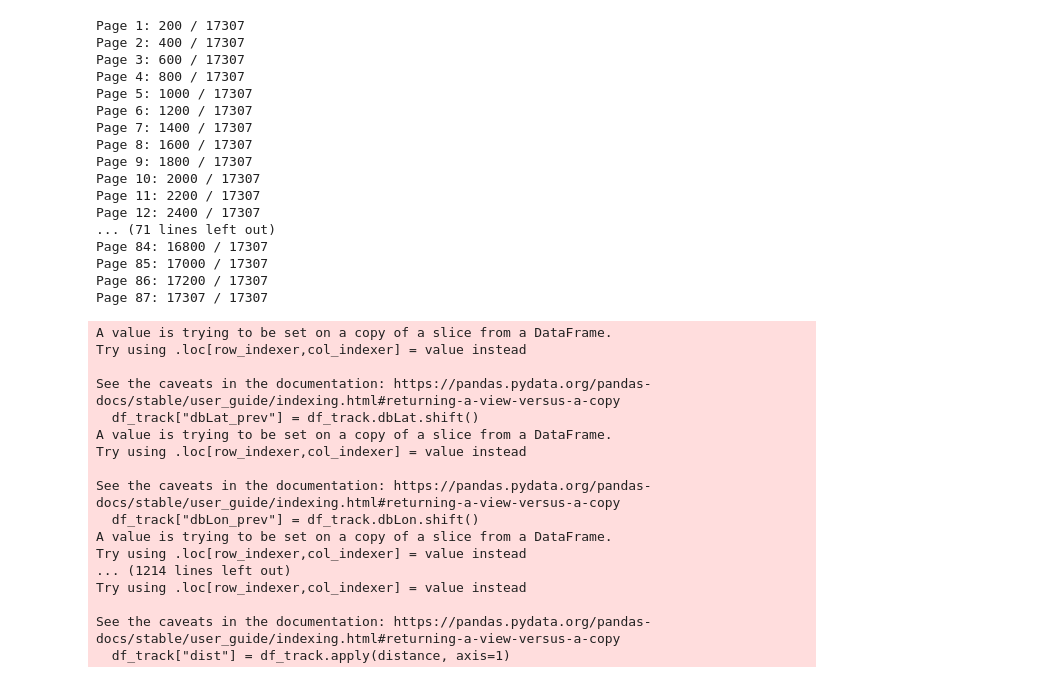
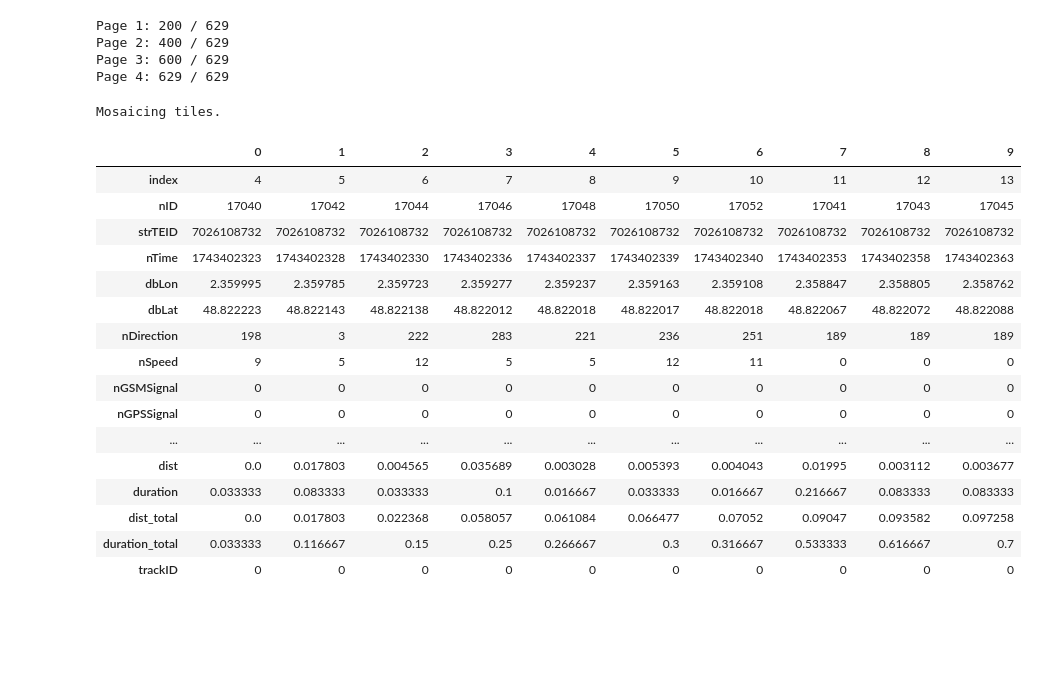
Before and after one commit to Thomzoy/bicycle, a Jupyter notebook: dev.ipynb, the cells around one changed output. Cells and saved outputs as stored; diff of their text form; code cells hidden in the pictures; blank space fills up the shorter version.

```diff
--- a/dev.ipynb
+++ b/dev.ipynb
@@ -5,42 +13,33 @@
 from sino.scraper import get_points
 from sino.tracks import clean
 # %%
-points = get_points()
+points = get_points(start_date="30032025")
 # %% [output]
-Page 1: 200 / 17307
-Page 2: 400 / 17307
-Page 3: 600 / 17307
-Page 4: 800 / 17307
-Page 5: 1000 / 17307
-Page 6: 1200 / 17307
-Page 7: 1400 / 17307
-Page 8: 1600 / 17307
-Page 9: 1800 / 17307
-Page 10: 2000 / 17307
-Page 11: 2200 / 17307
-Page 12: 2400 / 17307
-... (71 lines left out)
-Page 84: 16800 / 17307
-Page 85: 17000 / 17307
-Page 86: 17200 / 17307
-Page 87: 17307 / 17307
+Page 1: 200 / 629
+Page 2: 400 / 629
+Page 3: 600 / 629
+Page 4: 629 / 629
 # %%
 tracks, df = clean(points)
 # %% [output]
-A value is trying to be set on a copy of a slice from a DataFrame.
-Try using .loc[row_indexer,col_indexer] = value instead
-
-See the caveats in the documentation: https://pandas.pydata.org/pandas-docs/stable/user_guide/indexing.html#returning-a-view-versus-a-copy
-  df_track["dbLat_prev"] = df_track.dbLat.shift()
-A value is trying to be set on a copy of a slice from a DataFrame.
-Try using .loc[row_indexer,col_indexer] = value instead
-
-See the caveats in the documentation: https://pandas.pydata.org/pandas-docs/stable/user_guide/indexing.html#returning-a-view-versus-a-copy
-  df_track["dbLon_prev"] = df_track.dbLon.shift()
-A value is trying to be set on a copy of a slice from a DataFrame.
-Try using .loc[row_indexer,col_indexer] = value instead
-... (1214 lines left out)
-Try using .loc[row_indexer,col_indexer] = value instead
-
-See the caveats in the documentation: https://pandas.pydata.org/pandas-docs/stable/user_guide/indexing.html#returning-a-view-versus-a-copy
-  df_track["dist"] = df_track.apply(distance, axis=1)
+Mosaicing tiles.
+# %%
+df[:10].T
+# %% [output]
+|  | 0 | 1 | 2 | 3 | 4 | 5 | 6 | 7 | 8 | 9 |
+| index | 4 | 5 | 6 | 7 | 8 | 9 | 10 | 11 | 12 | 13 |
+| nID | 17040 | 17042 | 17044 | 17046 | 17048 | 17050 | 17052 | 17041 | 17043 | 17045 |
+| strTEID | 7026108732 | 7026108732 | 7026108732 | 7026108732 | 7026108732 | 7026108732 | 7026108732 | 7026108732 | 7026108732 | 7026108732 |
+| nTime | 1743402323 | 1743402328 | 1743402330 | 1743402336 | 1743402337 | 1743402339 | 1743402340 | 1743402353 | 1743402358 | 1743402363 |
+| dbLon | 2.359995 | 2.359785 | 2.359723 | 2.359277 | 2.359237 | 2.359163 | 2.359108 | 2.358847 | 2.358805 | 2.358762 |
+| dbLat | 48.822223 | 48.822143 | 48.822138 | 48.822012 | 48.822018 | 48.822017 | 48.822018 | 48.822067 | 48.822072 | 48.822088 |
+| nDirection | 198 | 3 | 222 | 283 | 221 | 236 | 251 | 189 | 189 | 189 |
+| nSpeed | 9 | 5 | 12 | 5 | 5 | 12 | 11 | 0 | 0 | 0 |
+| nGSMSignal | 0 | 0 | 0 | 0 | 0 | 0 | 0 | 0 | 0 | 0 |
+| nGPSSignal | 0 | 0 | 0 | 0 | 0 | 0 | 0 | 0 | 0 | 0 |
+| ... | ... | ... | ... | ... | ... | ... | ... | ... | ... | ... |
+| dist | 0.0 | 0.017803 | 0.004565 | 0.035689 | 0.003028 | 0.005393 | 0.004043 | 0.01995 | 0.003112 | 0.003677 |
+| duration | 0.033333 | 0.083333 | 0.033333 | 0.1 | 0.016667 | 0.033333 | 0.016667 | 0.216667 | 0.083333 | 0.083333 |
+| dist_total | 0.0 | 0.017803 | 0.022368 | 0.058057 | 0.061084 | 0.066477 | 0.07052 | 0.09047 | 0.093582 | 0.097258 |
+| duration_total | 0.033333 | 0.116667 | 0.15 | 0.25 | 0.266667 | 0.3 | 0.316667 | 0.533333 | 0.616667 | 0.7 |
+| trackID | 0 | 0 | 0 | 0 | 0 | 0 | 0 | 0 | 0 | 0 |
```
Also changed, not shown: parts of 36 cells of this notebook, 5 other files.
